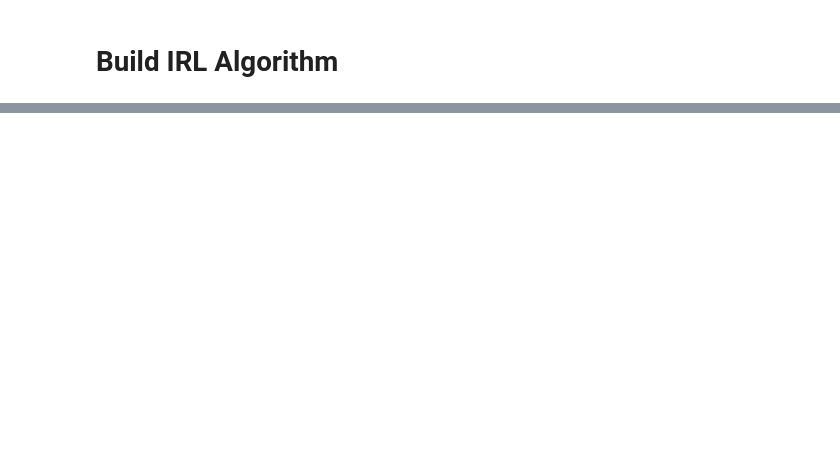
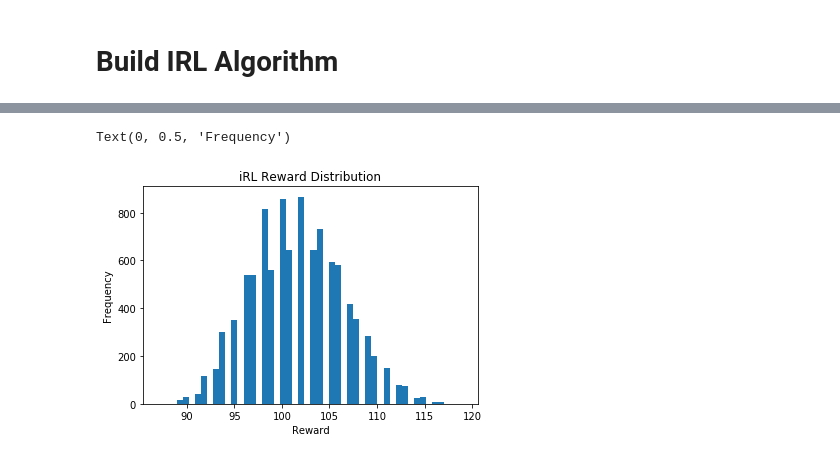
Before and after one commit to rhklite/apprenticeship_inverse_RL, a Jupyter notebook: irl_implementation.ipynb, the cells around one changed output, grey strips where cells are left out. Cells and saved outputs as stored; diff of their text form; code cells hidden in the pictures; blank space fills up the shorter version.

```diff
--- a/irl_implementation.ipynb
+++ b/irl_implementation.ipynb
@@ -347,3 +439,13 @@ FeatureExpectation:  [-0.08887306 -0.51629489  0.27202144  1.49763059]
+# %%
+intermediatePolicy=learnedQ[1]
+intReward=play_policy(bins,intermediatePolicy,N=10000,render=False)
+plt.hist(intReward,bins=50)
+plt.title("iRL Reward Distribution")
+plt.xlabel("Reward")
+plt.ylabel("Frequency")
+# %% [output]
+Text(0, 0.5, 'Frequency')
+[figure, added]
 # %%
 bestPolicy=learnedQ[-1]
 irlReward=play_policy(bins,bestPolicy,N=10000,render=False)
```
Also changed, not shown: parts of 20 cells of this notebook, 3 other files.
